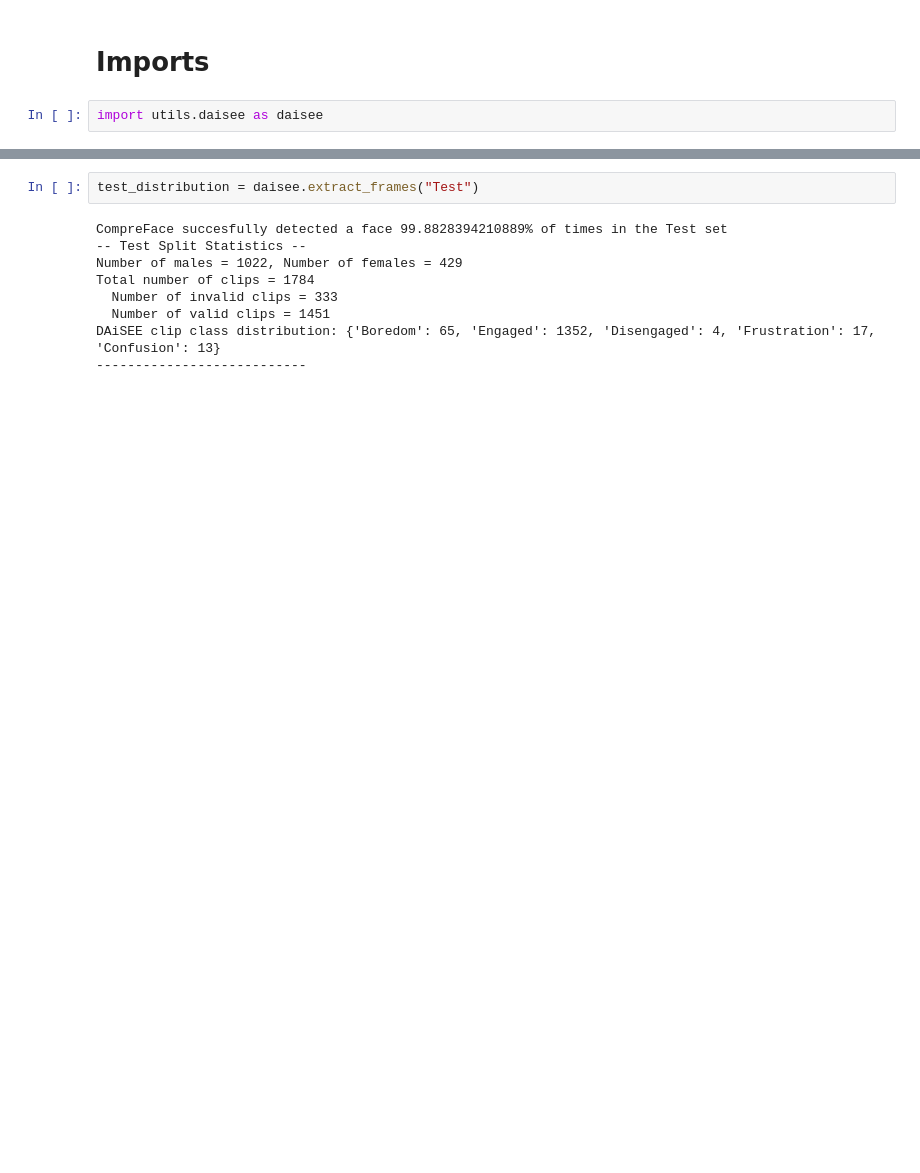
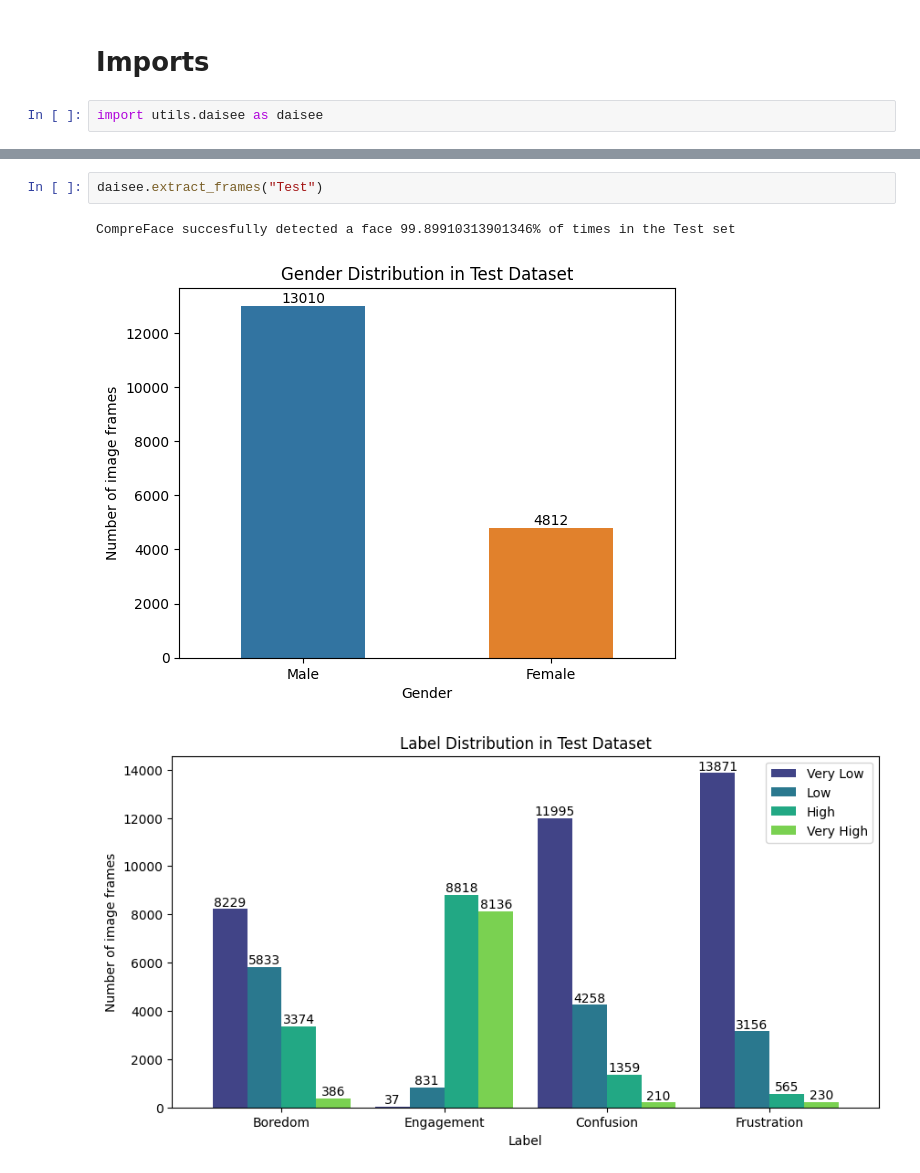
Before and after one commit to teddyld/occlusion-aware-engagement-detection, a Jupyter notebook: daisee_data.ipynb, the cells around one changed output, grey strips where cells are left out. Saved outputs shown, nothing was run; the diff lists cells and outputs as text; blank space fills up the shorter version.

```diff
--- a/daisee_data.ipynb
+++ b/daisee_data.ipynb
@@ -15,14 +13,9 @@ Our methodology to extract frames from the 9,068 video clips from the DAiSEE dat
 
 Extract frames from train, validation, and test folders
 # %%
-test_distribution = daisee.extract_frames("Test")
+daisee.extract_frames("Test")
 # %% [output]
-CompreFace succesfully detected a face 99.8828394210889% of times in the Test set
--- Test Split Statistics --
-Number of males = 1022, Number of females = 429
-Total number of clips = 1784
-  Number of invalid clips = 333
-  Number of valid clips = 1451
-DAiSEE clip class distribution: {'Boredom': 65, 'Engaged': 1352, 'Disengaged': 4, 'Frustration': 17, 'Confusion': 13}
----------------------------
+CompreFace succesfully detected a face 99.89910313901346% of times in the Test set
+[figure, added]
+[figure, added]
 # %%
```
Also changed, not shown: parts of 3 cells of this notebook, 6 other files.
